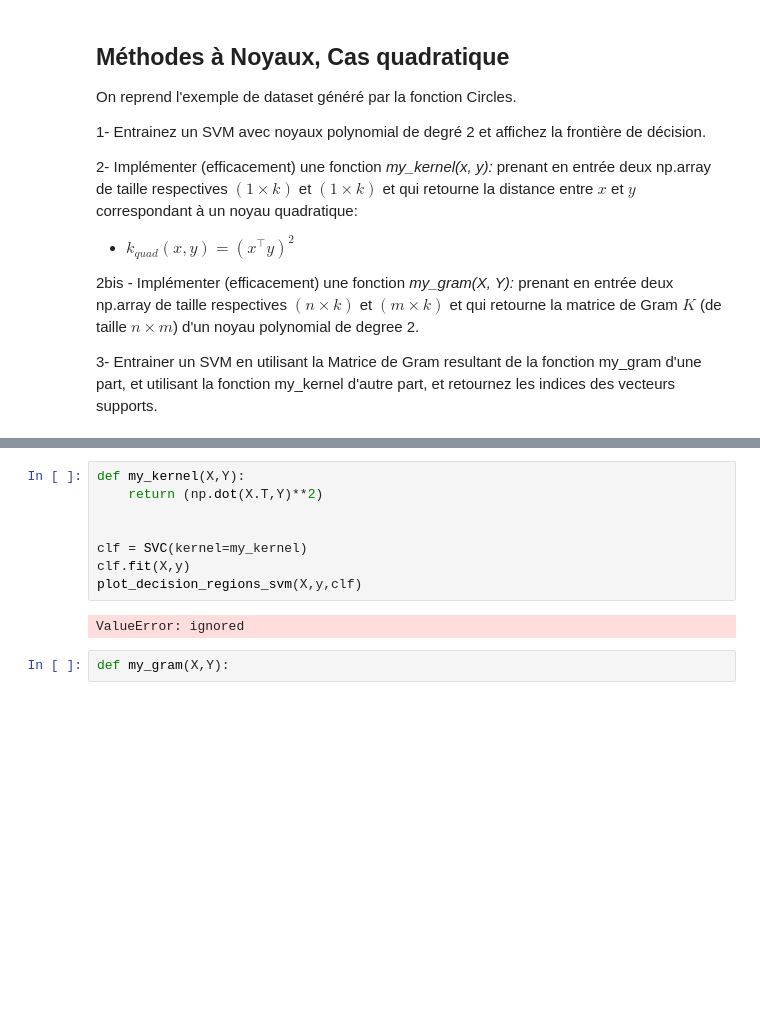
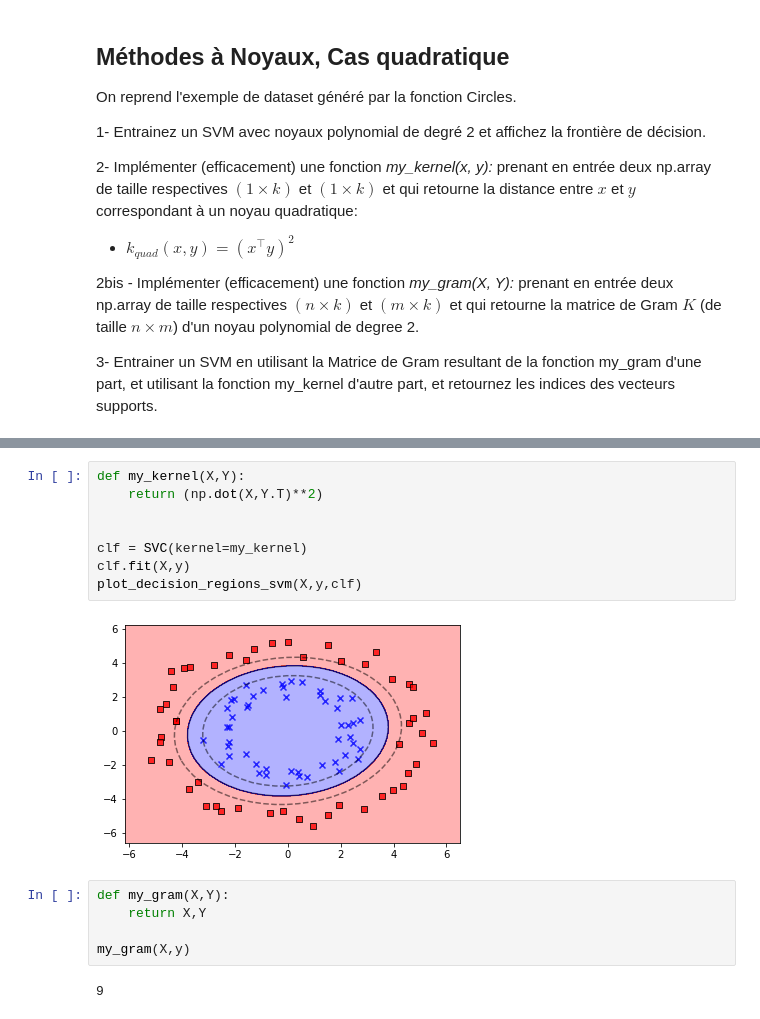
Before and after one commit to ChihabEddine98/ML_Go, a Jupyter notebook: SVM/SVM_poly.ipynb, the cells around one changed output, grey strips where cells are left out. Saved outputs shown, nothing was run; the diff lists cells and outputs as text; blank space fills up the shorter version.

Commit message:
[SVM][R**2] polynomial kernel update error

```diff
--- a/SVM/SVM_poly.ipynb
+++ b/SVM/SVM_poly.ipynb
@@ -238,12 +250,17 @@ plot_decision_regions_svm(X,y,clf)
 # %%
 def my_kernel(X,Y):
-    return (np.dot(X.T,Y)**2)
+    return (np.dot(X,Y.T)**2)
 
 
 clf = SVC(kernel=my_kernel)
 clf.fit(X,y)
 plot_decision_regions_svm(X,y,clf)
 # %% [output]
-ValueError: ignored
+[figure, added]
 # %%
 def my_gram(X,Y):
+    return X,Y
+
+my_gram(X,y)
+# %% [output]
+9
```
Also changed, not shown: parts of 5 cells of this notebook, 2 other files.
